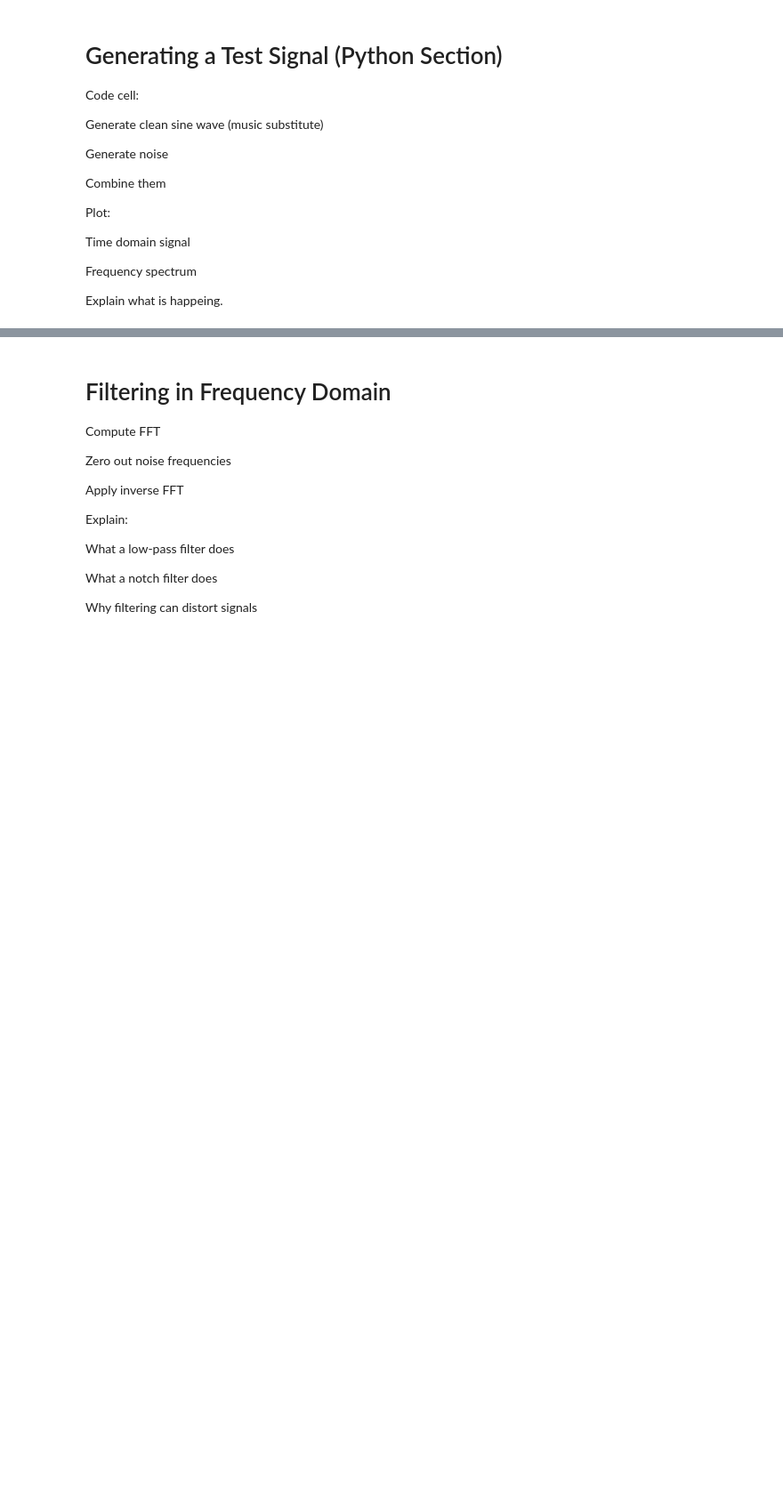
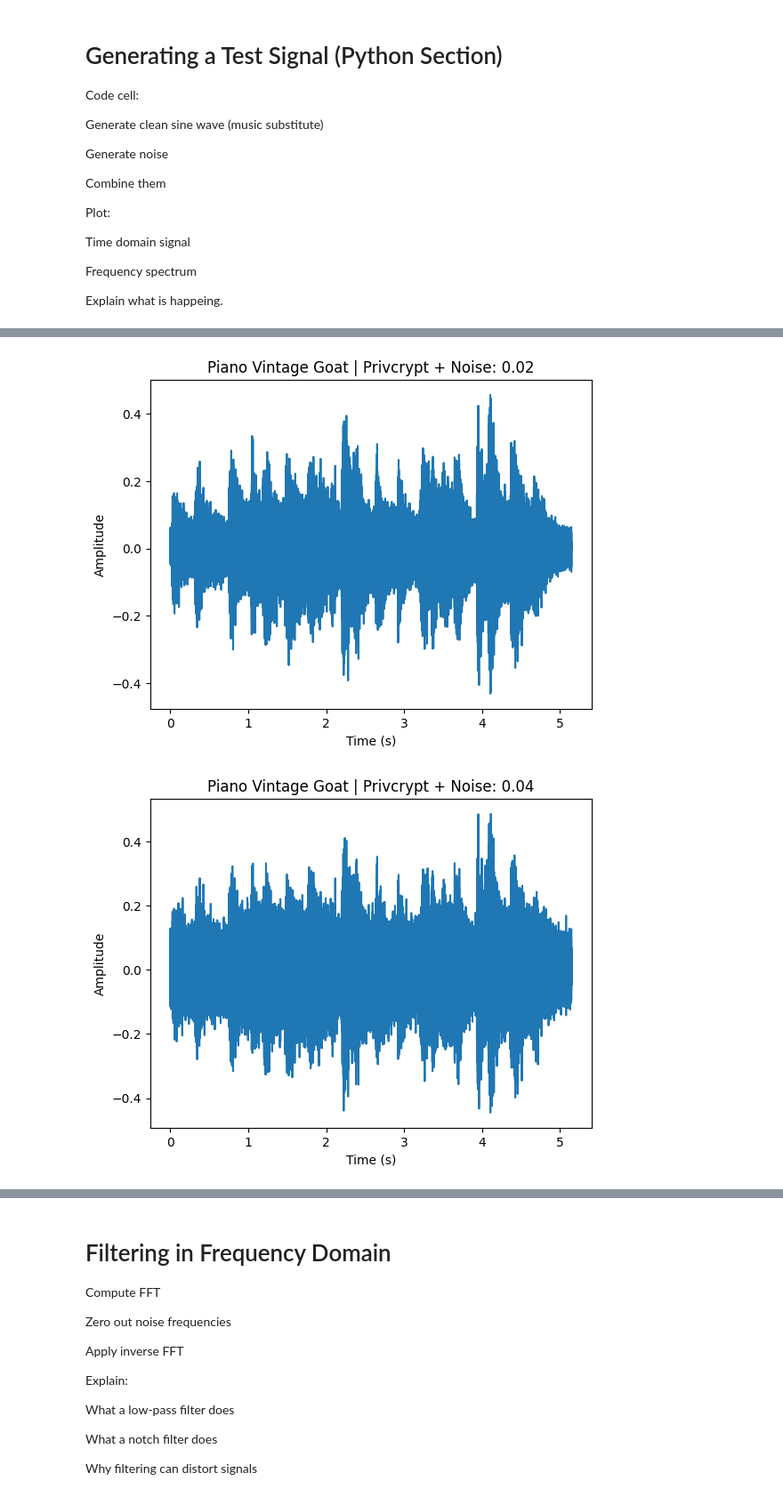
Before and after one commit to stanbesz/fourier_transforms_in_audio_signal_processing, a Jupyter notebook: Fourier_Transform.ipynb, the cells around one changed output, grey strips where cells are left out. Shown at 89% size. Drawn from its saved outputs; the diff is of its cells as text; code cells hidden in the pictures; blank space fills up the shorter version.

```diff
--- a/Fourier_Transform.ipynb
+++ b/Fourier_Transform.ipynb
@@ -159,0 +202,28 @@ Explain what is happeing.
+# %%
+def add_noise_to_song(audio,noise_strength=0.02):
+    """
+    Adding noise by applying the Gaussian distribution
+    """
+    noise,noise_strength = generate_noise(audio,noise_strength)
+    noisy_audio = audio + noise
+    time=np.linspace(0,len(noisy_audio)/sr,len(noisy_audio))
+    plt.plot(time,noisy_audio)
+    plt.title(f"Piano Vintage Goat | Privcrypt + Noise: {noise_strength}")
+    plt.xlabel("Time (s)")
+    plt.ylabel("Amplitude")
+    plt.show()
+
+    return noisy_audio
+
+noisy_audio = add_noise_to_song(song_audio)
+sf.write("noisy_song.wav", noisy_audio, sr)
+
+noise_strength_4 = 0.04
+noisy_audio_4 = add_noise_to_song(audio,noise_strength_4)
+sf.write("noisy_song_4.wav", noisy_audio_4, sr)
+noise_strength_8 = 0.08
+noisy_audio_8 = add_noise_to_song(audio,noise_strength_8)
+sf.write("noisy_song_8.wav", noisy_audio_8, sr)
+# %% [output]
+[figure, added]
+[figure, added]
```
Also changed, not shown: parts of 6 cells of this notebook, 5 other files.
